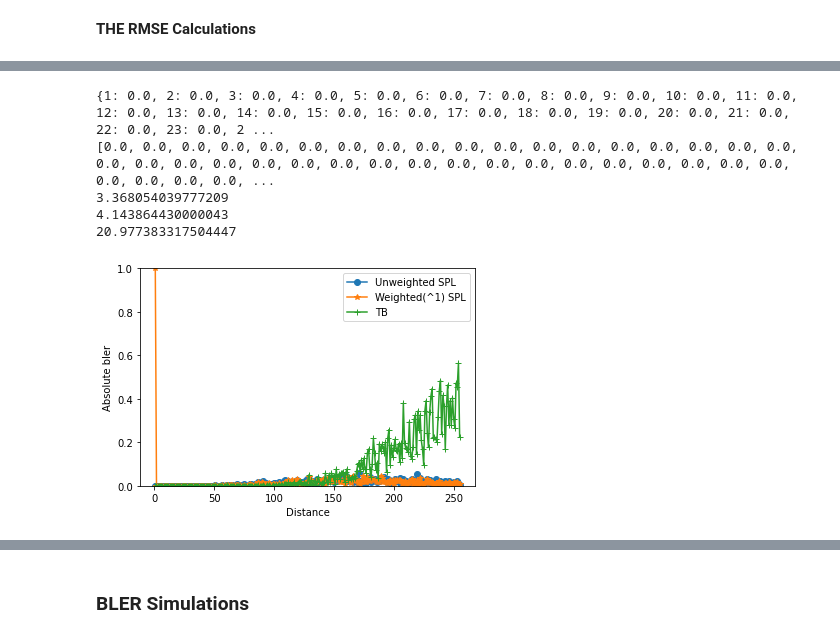
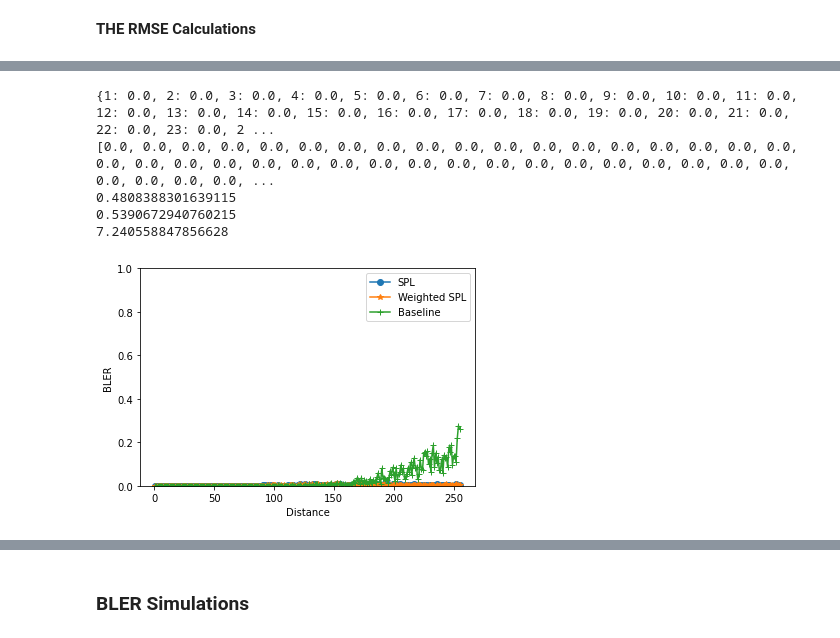
Before and after one commit to neelabhro/Deep-Learning-based-Wireless-Communications, a Jupyter notebook: SPL_uw|SPL_w|TB.ipynb, the cells around one changed output, grey strips where cells are left out. Drawn from its saved outputs; the diff is of its cells as text; code cells hidden in the pictures.

```diff
--- a/SPL_uw|SPL_w|TB.ipynb
+++ b/SPL_uw|SPL_w|TB.ipynb
@@ -92,7 +89,7 @@ SNR_var = {}
 ad_noise_SNR = []  #The values of the dictionary, finally providing an array of stdevs
 NoW = 0.02
 
-Transmitted_Power = 20 #in dBm
+Transmitted_Power = 23 #in dBm
 Noise_Figure = 95 #in -dBm
 
 noise_factor = Transmitted_Power + Noise_Figure
@@ -205,7 +202,7 @@ class AE(object):
 
             # Channel
             #noise_std = tf.placeholder(tf.float32, shape=())
-            noise_std = tf.placeholder(tf.float32, shape=[100000,2,2])
+            noise_std = tf.placeholder(tf.float32, shape=[200000,2,2])
             noise = tf.random_normal(tf.shape(x), mean=0.0, stddev=noise_std)
 
             fade = tf.random.normal(shape=tf.shape(x))
@@ -553,7 +550,7 @@ class AE_Weighted(object):
 
             # Channel
             #noise_std = tf.placeholder(tf.float32, shape=())
-            noise_std = tf.placeholder(tf.float32, shape=[100000,2,2])
+            noise_std = tf.placeholder(tf.float32, shape=[200000,2,2])
             noise = tf.random_normal(tf.shape(x), mean=0.0, stddev=noise_std)
 
             fade = tf.random.normal(shape=tf.shape(x))
@@ -879,7 +876,7 @@ class AE_Tb(object):
 
             # Channel
             #noise_std = tf.placeholder(tf.float32, shape=())
-            noise_std = tf.placeholder(tf.float32, shape=[100000,2,2])
+            noise_std = tf.placeholder(tf.float32, shape=[200000,2,2])
             noise = tf.random_normal(tf.shape(x), mean=0.0, stddev=noise_std)
 
             fade = tf.random.normal(shape=tf.shape(x))
@@ -1447,37 +1443,36 @@ for i in bler_Tb.values():
 #rmse_uw = (np.divide(rmse_uwA,message_factor) +1)
 bler_uw = bler_uwA
 
 #rmse_w = np.log2(np.divide(rmse_wA,message_factor) + 1)
 #rmse_w = (np.divide(rmse_wA,message_factor) + 1)
 bler_w = bler_wA
 
 
 #rmse_Tb = np.log2(np.divide(rmse_TbA,message_factor) +1)
 #rmse_Tb = (np.divide(rmse_TbA,message_factor))
 bler_Tb = bler_TbA
 
 message = np.arange(1,M)
 
 print(bler_uw)
 plt.plot(message, bler_uw, '-o');
 plt.plot(message, bler_w, '-*');
 plt.plot(message, bler_Tb, '-+');
 plt.xlabel('Distance')
-plt.ylabel('Absolute bler')
+plt.ylabel('BLER')
 plt.ylim([0, 1])
 #plt.ylabel('log2 Norm RMSE deviation')
-plt.legend(['Unweighted SPL', 'Weighted(^1) SPL','TB'])
-
+plt.legend(['SPL', 'Weighted SPL','Baseline'])
 
 print(np.sum(bler_uw))
 print(np.sum(bler_w))
 print(np.sum(bler_Tb))
 #print(np.sum(rmse_uwA))
 #print(np.sum(rmse_wA))
 # %% [output]
 {1: 0.0, 2: 0.0, 3: 0.0, 4: 0.0, 5: 0.0, 6: 0.0, 7: 0.0, 8: 0.0, 9: 0.0, 10: 0.0, 11: 0.0, 12: 0.0, 13: 0.0, 14: 0.0, 15: 0.0, 16: 0.0, 17: 0.0, 18: 0.0, 19: 0.0, 20: 0.0, 21: 0.0, 22: 0.0, 23: 0.0, 2 ...
 [0.0, 0.0, 0.0, 0.0, 0.0, 0.0, 0.0, 0.0, 0.0, 0.0, 0.0, 0.0, 0.0, 0.0, 0.0, 0.0, 0.0, 0.0, 0.0, 0.0, 0.0, 0.0, 0.0, 0.0, 0.0, 0.0, 0.0, 0.0, 0.0, 0.0, 0.0, 0.0, 0.0, 0.0, 0.0, 0.0, 0.0, 0.0, 0.0, 0.0, ...
-3.368054039777209
-4.143864430000043
-20.977383317504447
+0.4808388301639115
+0.5390672940760215
+7.240558847856628
-[figure, old version]
+[figure, new version]
```
Also changed, not shown: parts of 16 cells of this notebook.
